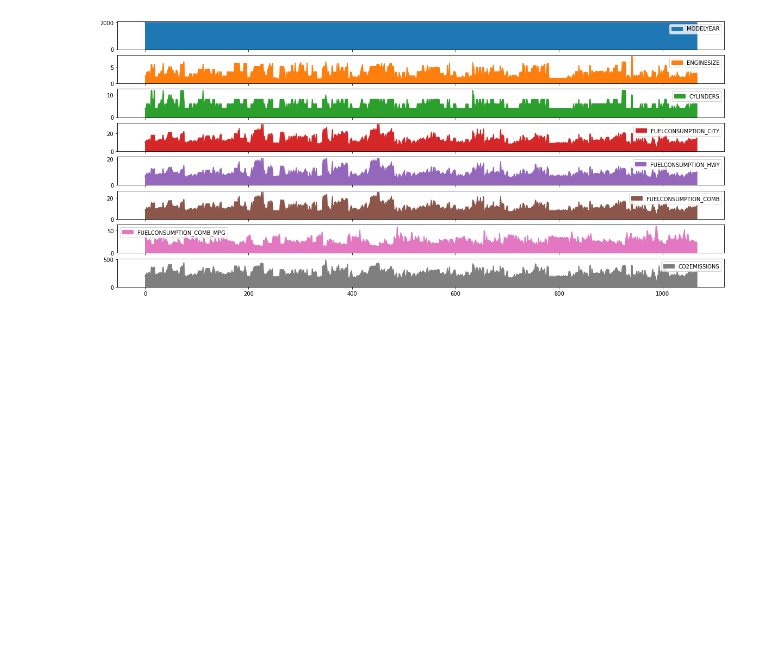
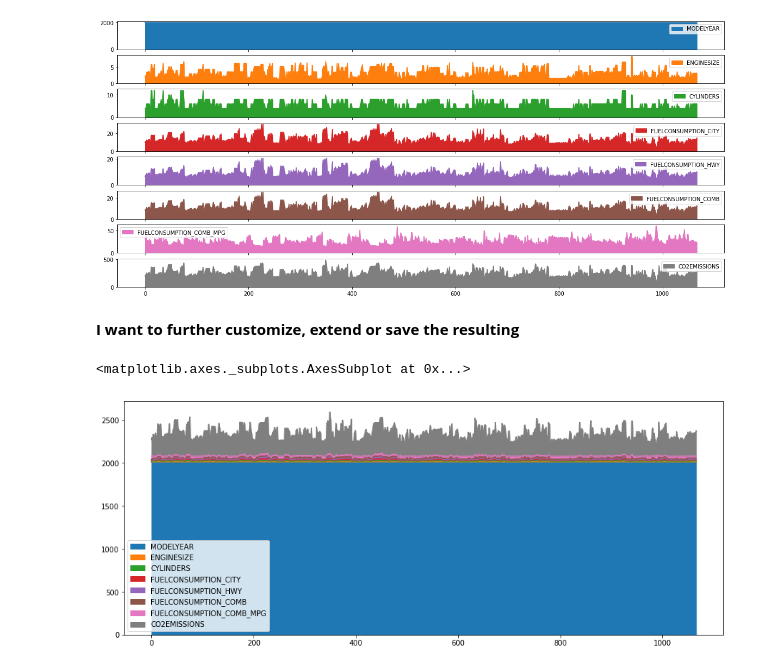
Before and after one commit to Lotfullah21/PyLibraries, a Jupyter notebook: Pandas_Plotting.ipynb, the cells around one changed output. Saved outputs shown, nothing was run; the diff lists cells and outputs as text; code cells hidden in the pictures; blank space fills up the shorter version.

```diff
--- a/Pandas_Plotting.ipynb
+++ b/Pandas_Plotting.ipynb
@@ -124,3 +124,11 @@ array([<matplotlib.axes._subplots.AxesSubplot object at 0x...>,
        <matplotlib.axes._subplots.AxesSubplot object at 0x...>],
       dtype=object)
 [figure]
+# %% [markdown]
+**I want to further customize, extend or save the resulting**
+# %%
+fig, axs = plt.subplots(figsize=(15, 6))
+df.plot.area(ax = axs)
+# %% [output]
+<matplotlib.axes._subplots.AxesSubplot at 0x...>
+[figure, added]
```
